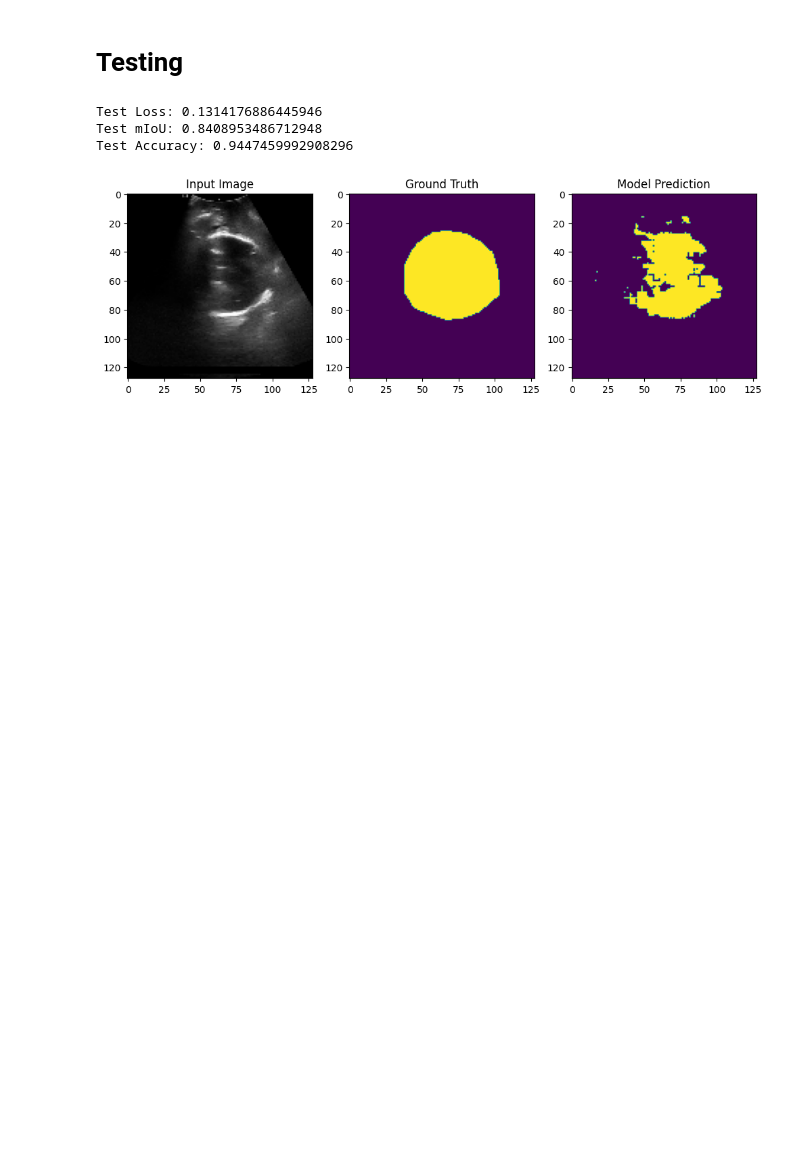
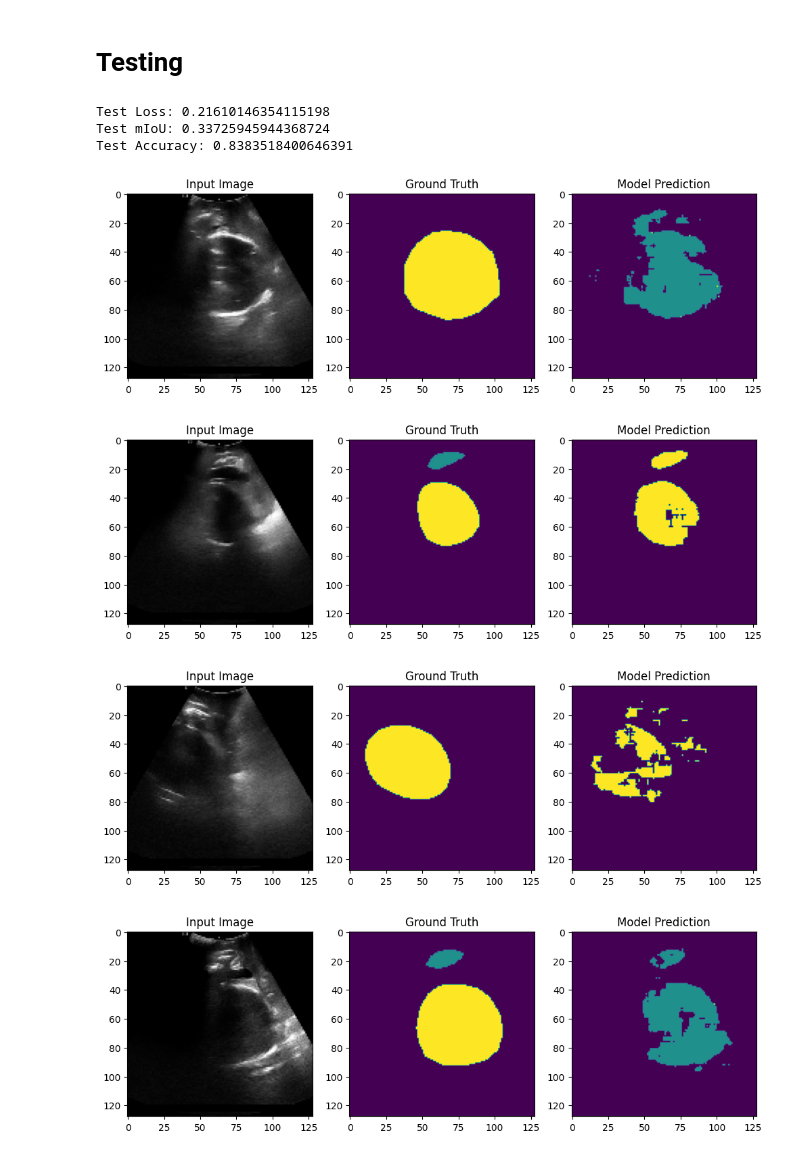
Before and after one commit to lamld203844/Biomedical-Segmentation, a Jupyter notebook: baseline-model.ipynb, the cells around one changed output. Drawn from its saved outputs; the diff is of its cells as text; code cells hidden in the pictures; blank space fills up the shorter version.

Commit message:
combined loss: 0.5 crossentropy + 0.5 dice loss

```diff
--- a/baseline-model.ipynb
+++ b/baseline-model.ipynb
@@ -293,7 +310,7 @@ def pixel_accuracy(output, mask):
         accuracy = float(correct.sum()) / float(correct.numel())
     return accuracy
 
-def mIoU(pred_mask, mask, smooth=1e-10, n_classes=2):
+def mIoU(pred_mask, mask, smooth=1e-10, n_classes=3):
     with torch.no_grad():
         pred_mask = F.softmax(pred_mask, dim=1)
         pred_mask = torch.argmax(pred_mask, dim=1)
@@ -301,11 +318,11 @@ def mIoU(pred_mask, mask, smooth=1e-10, n_classes=2):
         mask = mask.contiguous().view(-1)
 
         iou_per_class = []
-        for clas in range(0, n_classes): #loop per pixel class
+        for clas in range(0, n_classes): # loop per pixel class
             true_class = pred_mask == clas
             true_label = mask == clas
 
-            if true_label.long().sum().item() == 0: #no exist label in this loop
+            if true_label.long().sum().item() == 0: # no exist label in this loop
                 iou_per_class.append(np.nan)
             else:
                 intersect = torch.logical_and(true_class, true_label).sum().float().item()
@@ -431,7 +448,7 @@ max_lr = 1e-3
 epoch = 15
 weight_decay = 1e-4
 
-criterion = nn.CrossEntropyLoss()
+criterion = CombinedLoss(ce_weight=0.5)
 optimizer = torch.optim.AdamW(model.parameters(), lr=max_lr, weight_decay=weight_decay)
 sched = torch.optim.lr_scheduler.OneCycleLR(optimizer, max_lr, epochs=epoch,
                                             steps_per_epoch=len(train_loader))
@@ -508,47 +525,60 @@ test_accuracy = 0.0
 
 with torch.no_grad():
     for i, data in enumerate(tqdm(val_loader)):
         inputs, labels = data
         inputs, labels = inputs.to(device), labels.to(device)
 
         outputs = model(inputs)
         loss = criterion(outputs, labels)
 
         # Calculate metrics
         test_iou += mIoU(outputs, labels)
         test_accuracy += pixel_accuracy(outputs, labels)
 
         test_loss += loss.item()
 
 average_test_loss = test_loss / len(test_loader)
 average_test_iou = test_iou / len(test_loader)
 average_test_accuracy = test_accuracy / len(test_loader)
 
 print(f"Test Loss: {average_test_loss}")
 print(f"Test mIoU: {average_test_iou}")
 print(f"Test Accuracy: {average_test_accuracy}")
 
-# Visualize input, ground truth, and prediction for one example
+# Visualize input, ground truth, and prediction for one batch
 model.eval()
 with torch.no_grad():
     example_inputs, example_labels = next(iter(test_loader))
     example_inputs, example_labels = example_inputs.to(device), example_labels.to(device)
     example_outputs = model(example_inputs)
 
-    # Visualize input, ground truth, and prediction
-    plt.figure(figsize=(12, 4))
-    plt.subplot(1, 3, 1)
-    plt.imshow(example_inputs[0, 0].cpu().numpy(), cmap='gray')
-    plt.title('Input Image')
-    plt.subplot(1, 3, 2)
-    plt.imshow(example_labels[0].cpu().numpy(), cmap='viridis')
-    plt.title('Ground Truth')
-    plt.subplot(1, 3, 3)
-    plt.imshow(torch.argmax(example_outputs[0], dim=0).cpu().numpy(), cmap='viridis')
-    plt.title('Model Prediction')
-    plt.show()
+    batch_size = example_inputs.size(0)
+
+    # Visualize input, ground truth, and prediction for the entire batch
+    for i in range(batch_size):
+        plt.figure(figsize=(12, 4))
+
+        # Input Image
+        plt.subplot(1, 3, 1)
+        plt.imshow(example_inputs[i, 0].cpu().numpy(), cmap='gray')
+        plt.title('Input Image')
+
+        # Ground Truth
+        plt.subplot(1, 3, 2)
+        plt.imshow(example_labels[i].cpu().numpy(), cmap='viridis')
+        plt.title('Ground Truth')
+
+        # Model Prediction
+        plt.subplot(1, 3, 3)
+        plt.imshow(torch.argmax(example_outputs[i], dim=0).cpu().numpy(), cmap='viridis')
+        plt.title('Model Prediction')
+
+        plt.show()
 # %% [output]
-Test Loss: 0.1314176886445946
-Test mIoU: 0.8408953486712948
-Test Accuracy: 0.9447459992908296
+Test Loss: 0.21610146354115198
+Test mIoU: 0.33725945944368724
+Test Accuracy: 0.8383518400646391
-[figure, old version]
+[figure, new version]
+[figure, added]
+[figure, added]
+[figure, added]
```
Also changed, not shown: parts of 6 cells of this notebook.
